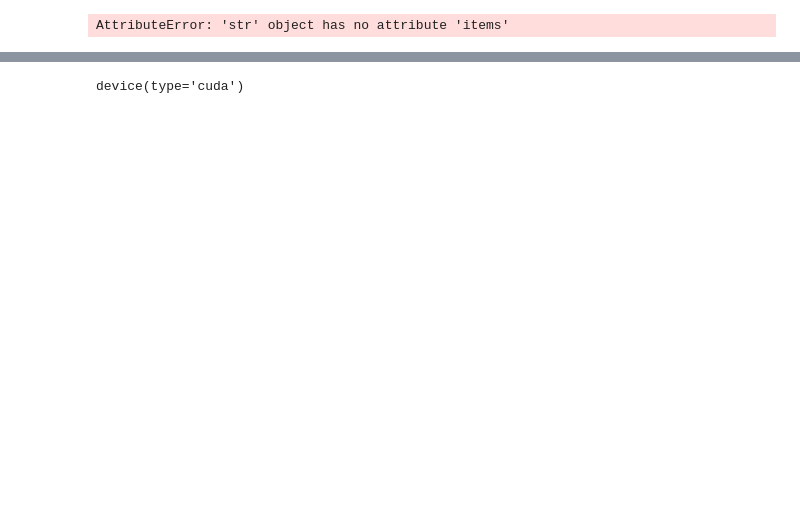
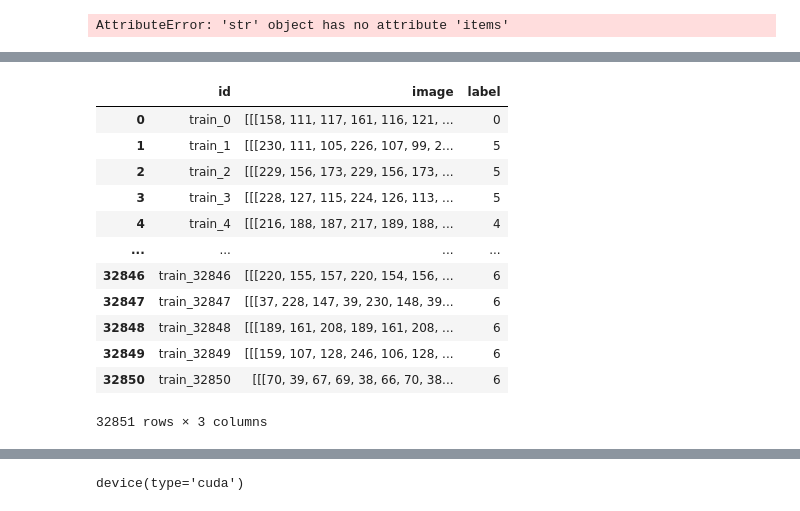
Before and after one commit to SaiMadhavanG/onco-derm-ai, a Jupyter notebook: notebooks/DermaMnist.ipynb, the cells around one changed output, grey strips where cells are left out. Saved outputs shown, nothing was run; the diff lists cells and outputs as text; code cells hidden in the pictures; blank space fills up the shorter version.

```diff
--- a/notebooks/DermaMnist.ipynb
+++ b/notebooks/DermaMnist.ipynb
@@ -147,0 +400,3 @@ df = catalog.load("train_raw")
+# %%
+df
+# %% [output]
@@ -148,3 +404,16 @@ df = catalog.load("train_raw")
+|  | id | image | label |
+| 0 | train_0 | [[[158, 111, 117, 161, 116, 121, ... | 0 |
+| 1 | train_1 | [[[230, 111, 105, 226, 107, 99, 2... | 5 |
+| 2 | train_2 | [[[229, 156, 173, 229, 156, 173, ... | 5 |
+| 3 | train_3 | [[[228, 127, 115, 224, 126, 113, ... | 5 |
+| 4 | train_4 | [[[216, 188, 187, 217, 189, 188, ... | 4 |
+| ... | ... | ... | ... |
+| 32846 | train_32846 | [[[220, 155, 157, 220, 154, 156, ... | 6 |
+| 32847 | train_32847 | [[[37, 228, 147, 39, 230, 148, 39... | 6 |
+| 32848 | train_32848 | [[[189, 161, 208, 189, 161, 208, ... | 6 |
+| 32849 | train_32849 | [[[159, 107, 128, 246, 106, 128, ... | 6 |
+| 32850 | train_32850 | [[[70, 39, 67, 69, 38, 66, 70, 38... | 6 |
+32851 rows × 3 columns
 # %%
 df["image"][0].shape
 # %% [output]
```
Also changed, not shown: parts of 22 cells of this notebook, 44 other files.
